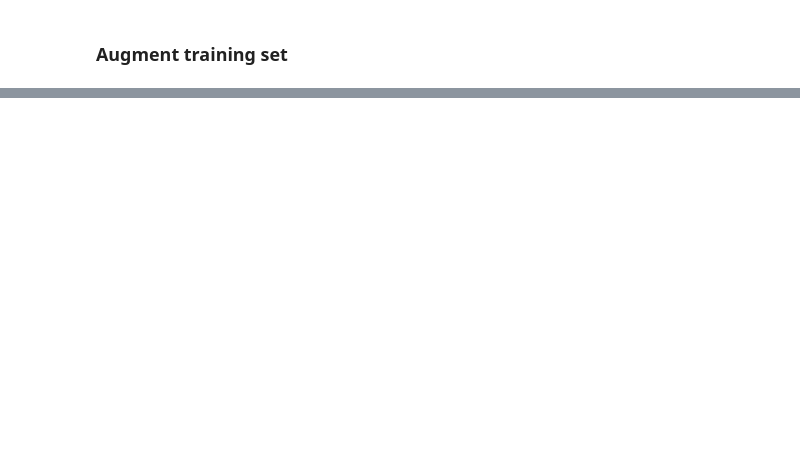
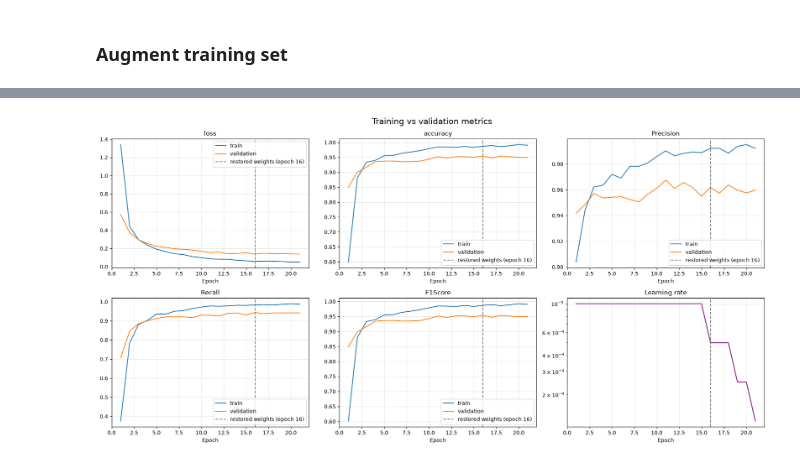
Before and after one commit to BodeMurairi2/freshness-ai, a Jupyter notebook: notebook/freshness_ai.ipynb, the cells around one changed output, grey strips where cells are left out. Saved outputs shown, nothing was run; the diff lists cells and outputs as text; code cells hidden in the pictures; blank space fills up the shorter version.

Commit message:
feat:optimized model by updating early stopping with patience 5 and min delta 0.002

```diff
--- a/notebook/freshness_ai.ipynb
+++ b/notebook/freshness_ai.ipynb
@@ -353,7 +349,7 @@ def compile_model(model:tf.keras.Model):
     """Compile the model and run"""
     model.compile(
         optimizer=tf.keras.optimizers.Adam(learning_rate=1e-3),
-        loss=tf.keras.losses.CategoricalCrossentropy(label_smoothing=0.1),
+        loss=tf.keras.losses.CategoricalCrossentropy(),
         metrics=[
             "accuracy",
             tf.keras.metrics.Precision(name="Precision"),
@@ -364,18 +360,19 @@ def compile_model(model:tf.keras.Model):
     )
     return model
 # %%
-def get_callbacks(log_roots="logs"):
+def get_callbacks(log_roots="logs", model_path="model"):
     """This function runs callback functions to monitor training"""
-    model_dir = Path().cwd().resolve().parent/"models"/log_roots
+    model_dir = Path().cwd().resolve().parent/"models"
     return [
         tf.keras.callbacks.EarlyStopping(
             monitor="val_loss",
             patience=5,
             min_delta=0.002,
-            restore_best_weights=True
+            restore_best_weights=True,
+            verbose=1,
         ),
         tf.keras.callbacks.TensorBoard(
-            log_dir=model_dir,
+            log_dir=f"{model_dir}/{log_roots}",
             histogram_freq=1
             ),
         tf.keras.callbacks.ReduceLROnPlateau(
@@ -384,7 +381,7 @@ def get_callbacks(log_roots="logs"):
             patience=2,
             min_lr=1e-8
             ),
-        tf.keras.callbacks.ModelCheckpoint("best_model.keras", monitor="val_loss", save_best_only=True)
+        tf.keras.callbacks.ModelCheckpoint(f"{model_dir}/{model_path}/freshness-ai.keras", monitor="val_loss", save_best_only=True)
     ]
 # %%
 def run_model(model:tf.keras.Model):
@@ -392,11 +389,16 @@ def run_model(model:tf.keras.Model):
     This function runs model
     """
     model = compile_model(model=model)
+    callbacks = get_callbacks()
     history = model.fit(
         train_data,
         validation_data=val_data,
         epochs=30,
-        callbacks=get_callbacks()
+        callbacks=callbacks
+    )
+    # Keep a reference to the EarlyStopping callback so it can be inspected after training
+    history.early_stopping = next(
+        (cb for cb in callbacks if isinstance(cb, tf.keras.callbacks.EarlyStopping)), None
     )
     return history
 # %%
@@ -424,27 +425,37 @@ Epoch 30/30
 # %%
-def plot_history(history):
+def plot_history(history, min_delta=0.002):
     h = history.history
     metrics = ["loss", "accuracy", "Precision", "Recall", "F1Score"]
     epochs = range(1, len(h["loss"]) + 1)
-    best_epoch = int(np.argmin(h["val_loss"])) + 1      # epoch with lowest val loss
+
+    # Epoch whose weights EarlyStopping restored: same rule as Keras
+    # (a new best only counts if val_loss beats the previous best by more than min_delta)
+    best, best_idx = None, 0
+    for i, v in enumerate(h["val_loss"]):
+        if best is None or v < best - min_delta:
+            best, best_idx = v, i
+    best_epoch = best_idx + 1
 
     fig, axes = plt.subplots(2, 3, figsize=(18, 9))
 
     for ax, metric in zip(axes.flat, metrics):
         ax.plot(epochs, h[metric], label="train")
         ax.plot(epochs, h[f"val_{metric}"], label="validation")
-        ax.axvline(best_epoch, color="gray", linestyle="--", label=f"best epoch ({best_epoch})")
+        ax.axvline(best_epoch, color="gray", linestyle="--", label=f"restored weights (epoch {best_epoch})")
         ax.set(title=metric, xlabel="Epoch")
         ax.grid(alpha=0.3)
         ax.legend()
 
     # 6th panel: learning rate (shows when ReduceLROnPlateau kicked in)
     axes.flat[5].plot(epochs, h["learning_rate"], color="purple")
+    axes.flat[5].axvline(best_epoch, color="gray", linestyle="--")
     axes.flat[5].set(title="Learning rate", xlabel="Epoch", yscale="log")
     axes.flat[5].grid(alpha=0.3)
 
     plt.suptitle("Training vs validation metrics", fontsize=16)
     plt.tight_layout()
     plt.show()
 
 plot_history(history=history)
+# %% [output]
+[figure, added]
```
Also changed, not shown: parts of 10 cells of this notebook, 2 other files.
